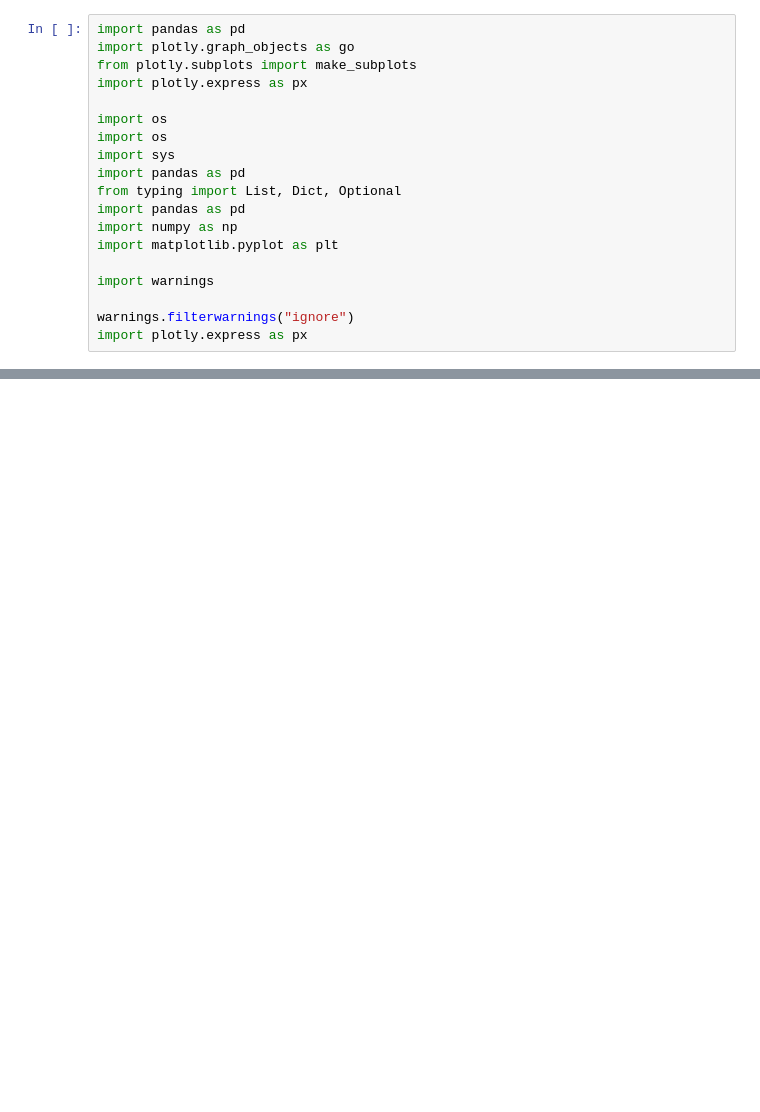
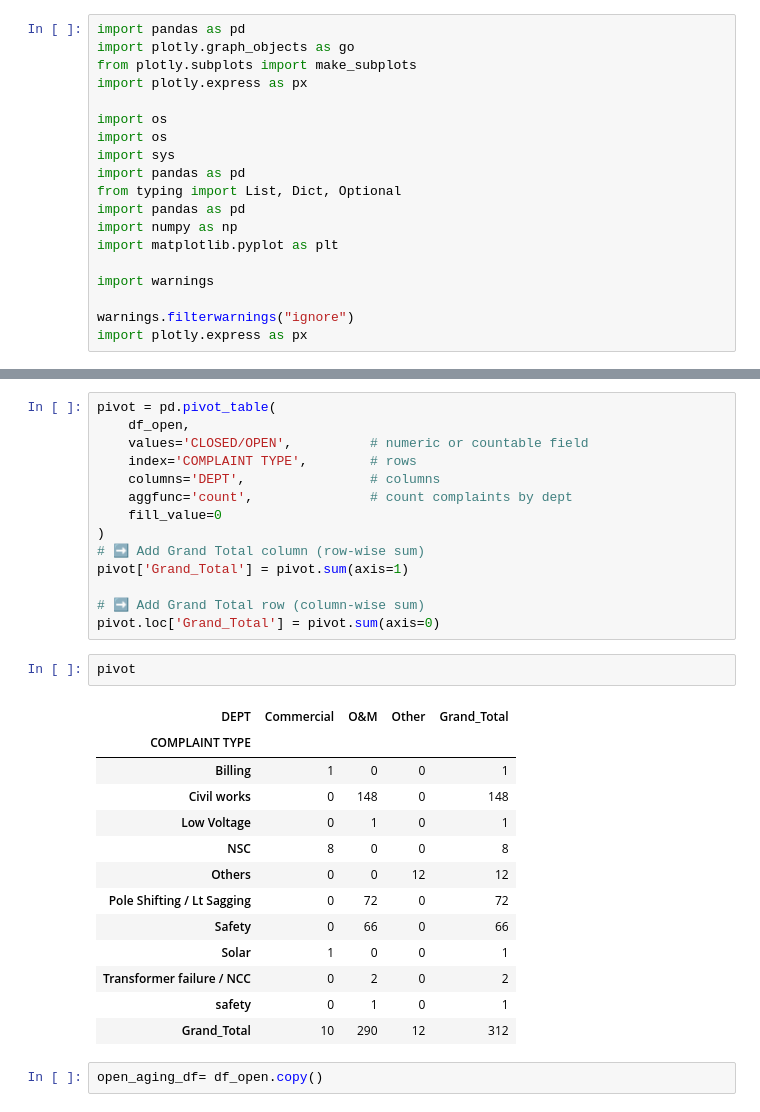
Before and after one commit to susantkumarsahoo/AutonomousDataAnalystAgent, a Jupyter notebook: notebooks/note_01.ipynb, the cells around one changed output, grey strips where cells are left out. Cells and saved outputs as stored; diff of their text form; blank space fills up the shorter version.

```diff
--- a/notebooks/note_01.ipynb
+++ b/notebooks/note_01.ipynb
@@ -19,0 +145,32 @@ import plotly.express as px
+# %%
+pivot = pd.pivot_table(
+    df_open,
+    values='CLOSED/OPEN',          # numeric or countable field
+    index='COMPLAINT TYPE',        # rows
+    columns='DEPT',                # columns
+    aggfunc='count',               # count complaints by dept
+    fill_value=0
+)
+# ➡️ Add Grand Total column (row-wise sum)
+pivot['Grand_Total'] = pivot.sum(axis=1)
+
+# ➡️ Add Grand Total row (column-wise sum)
+pivot.loc['Grand_Total'] = pivot.sum(axis=0)
+# %%
+pivot
+# %% [output]
+| DEPT | Commercial | O&M | Other | Grand_Total |
+| COMPLAINT TYPE |  |  |  |  |
+| Billing | 1 | 0 | 0 | 1 |
+| Civil works | 0 | 148 | 0 | 148 |
+| Low Voltage | 0 | 1 | 0 | 1 |
+| NSC | 8 | 0 | 0 | 8 |
+| Others | 0 | 0 | 12 | 12 |
+| Pole Shifting / Lt Sagging | 0 | 72 | 0 | 72 |
+| Safety | 0 | 66 | 0 | 66 |
+| Solar | 1 | 0 | 0 | 1 |
+| Transformer failure / NCC | 0 | 2 | 0 | 2 |
+| safety | 0 | 1 | 0 | 1 |
+| Grand_Total | 10 | 290 | 12 | 312 |
+# %%
+open_aging_df= df_open.copy()
```
Also changed, not shown: parts of 19 cells of this notebook, 11 other files.
